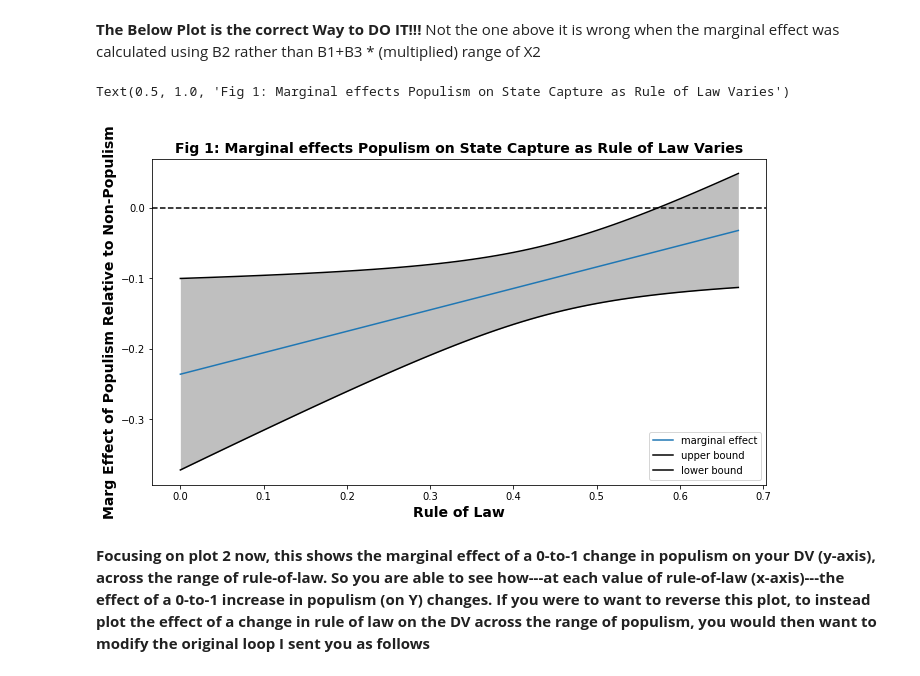
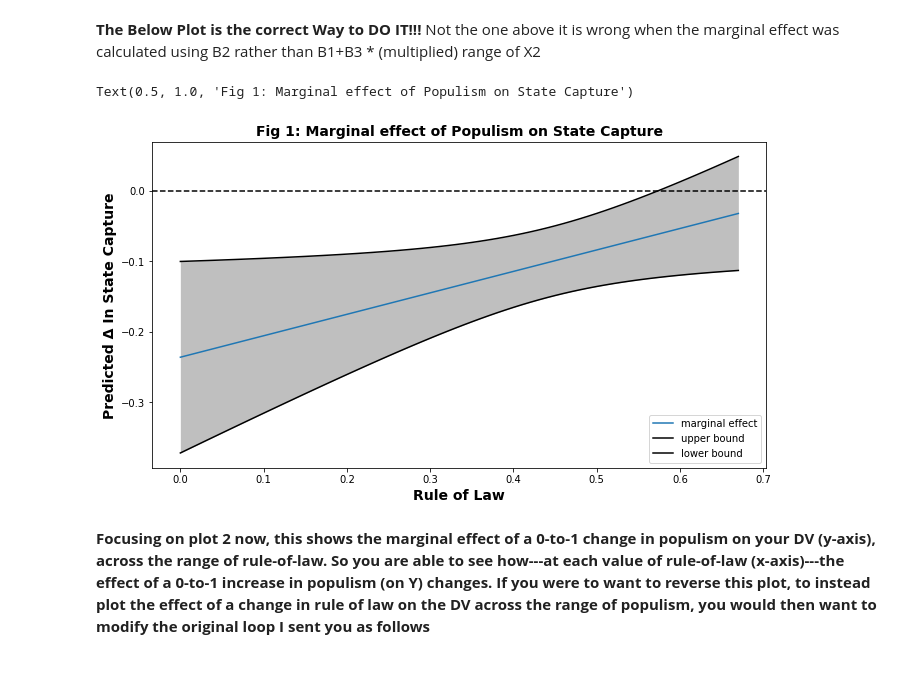
Before and after one commit to jgkorman/Python-Projects, a Jupyter notebook: State_Capture_and_Populism_data.ipynb, the cells around one changed output. Drawn from its saved outputs; the diff is of its cells as text; code cells hidden in the pictures.

```diff
--- a/State_Capture_and_Populism_data.ipynb
+++ b/State_Capture_and_Populism_data.ipynb
@@ -694,16 +694,16 @@ postestimation
 # %%
 fig, ax = plt.subplots(figsize=(11, 6))
 postestimation.plot('rule', 'margeffect', ax=ax, label='marginal effect')
 postestimation.plot('rule', 'uci', ax=ax, color='black', label='upper bound')
 postestimation.plot('rule', 'lci', ax=ax, color='black', label='lower bound')
 ax.fill_between(postestimation['rule'], postestimation['uci'], postestimation['lci'], alpha=.5, linewidth=0, color='gray')
-ax.set_ylabel('Marg Effect of Populism Relative to Non-Populism', weight='bold', fontsize=14)
+ax.set_ylabel('Predicted \u0394 In State Capture', weight='bold', fontsize=14)
 ax.axhline(0.0, color='black', ls='--')
 ax.set_xlabel('Rule of Law', weight='bold', fontsize=14)
-ax.set_title('Fig 1: Marginal effects Populism on State Capture as Rule of Law Varies', weight='bold', fontsize = 14)
+ax.set_title('Fig 1: Marginal effect of Populism on State Capture', weight='bold', fontsize = 14)
 # %% [output]
-Text(0.5, 1.0, 'Fig 1: Marginal effects Populism on State Capture as Rule of Law Varies')
+Text(0.5, 1.0, 'Fig 1: Marginal effect of Populism on State Capture')
-[figure, old version]
+[figure, new version]
 # %% [markdown]
 **Focusing on plot 2 now, this shows the marginal effect of a 0-to-1 change in populism on your DV (y-axis), across the range of rule-of-law. So you are able to see how---at each value of rule-of-law (x-axis)---the effect of a 0-to-1 increase in populism (on Y) changes. If you were to want to reverse this plot, to instead plot the effect of a change in rule of law on the DV across the range of populism, you would then want to modify the original loop I sent you as follows**
 # %% [markdown]
```
Also changed, not shown: parts of 28 cells of this notebook.
